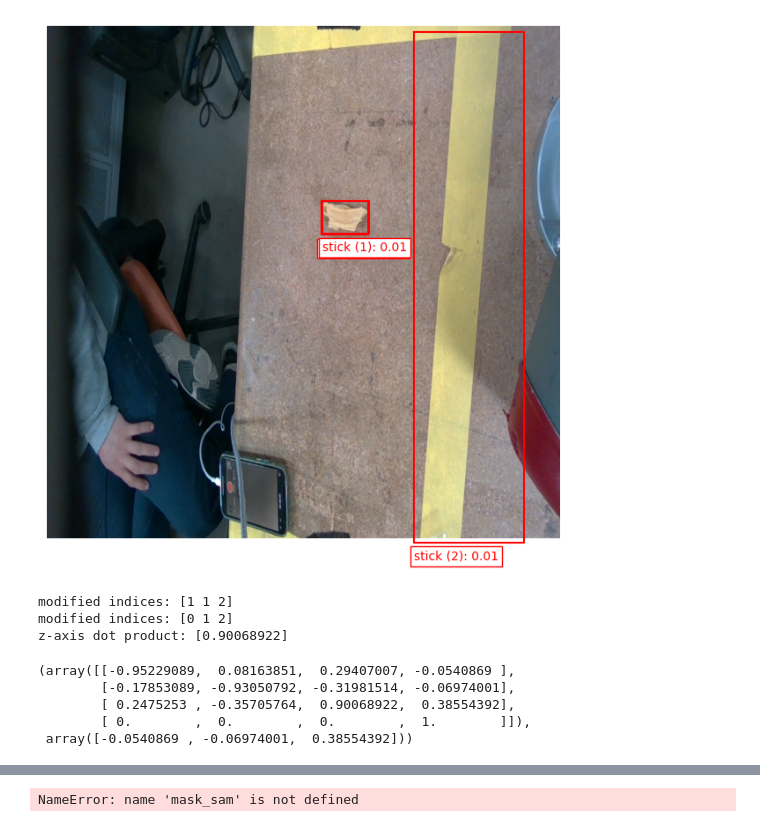
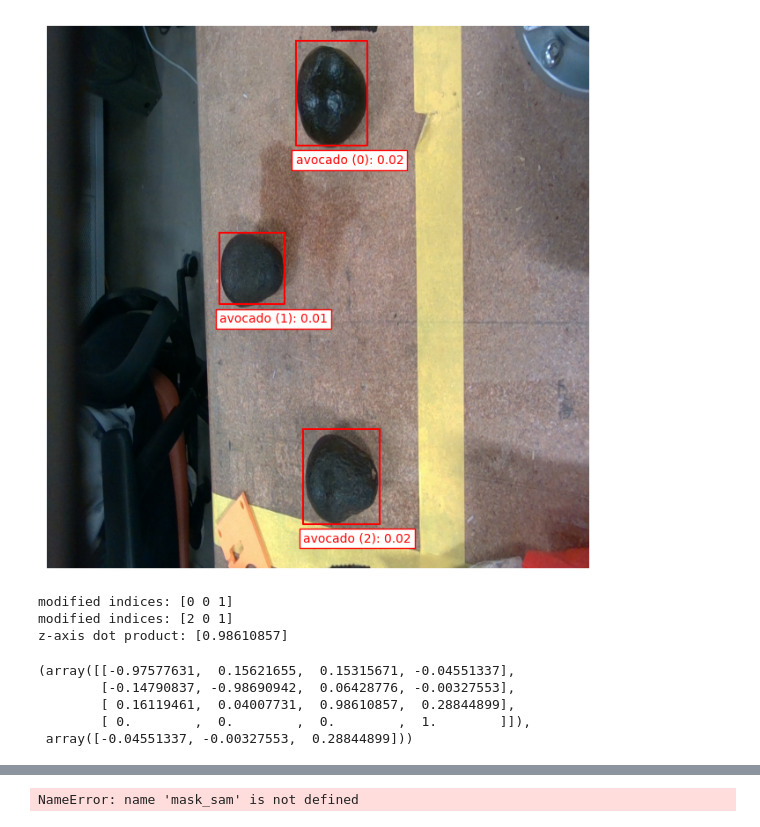
Before and after one commit to correlllab/MAGPIE, a Jupyter notebook: open_grasp.ipynb, the cells around one changed output, grey strips where cells are left out. Drawn from its saved outputs; the diff is of its cells as text; code cells hidden in the pictures.

```diff
--- a/open_grasp.ipynb
+++ b/open_grasp.ipynb
@@ -21,31 +26,33 @@ mask_sam = MaskSAM(ckpt)
 # %%
 p, rgbd_image = rsc.getPCD()
 image = np.array(rgbd_image.color)
 queries = ["a photo of an apple", "a photo of a lemon", "a photo of a lime", "a photo of a pear", "a photo of a onion"]
 queries = ["a photo of an blue cylindrical container", "a photo of a small red cubic block", "a photo of a screwdriver handle" ]
 queries = ["a photo of a black student ID card", "a photo of a small orange fruit", "a photo of a small plastic bag"]
 queries = ["a photo of an avocado", "a photo of a small orange fruit", "a photo of a small plastic bag", "a photo of a paper airplane"]
-queries = ["yellow wrinkly thing"]
+queries = ["a photo of a water bottle with a red top"]
+queries = ["a photo of an avocado"]
+# queries = ["a photo of a tail"]
 # queries = ["a photo of a black handle of a pair of scissors"]
 abbrevq = ["apple", "lemon", "lime", "pear", "onion"]
 abbrevq = ["blue", "block", "handle"]
 abbrevq = ["card", "orange", "bag"]
 abbrevq = ["avocado", "orange", "bag", "paper airplane"]
-abbrevq = ["stick"]
-label_vit.set_threshold(0.005)
+abbrevq = ["avocado"]
+label_vit.set_threshold(0.01)
 bboxes, uboxes = label_vit.label(image, queries, abbrevq, plot=True)
 # %% [output]
-[figure, old version]
+[figure, new version]
 # %%
-index = 1
+index = 0
 # this does the [x, y, z] --> [y, -x, z] grasp pose switch, and the -y inversio on the y-axis orientation
-# rgbd_image, cpcd, tmat = pcd.get_segment(label_vit.boxes, index, rgbd_image, rsc, type="box", display=False)
+# rgbd_image, cpcd, tmat = pcd|.get_segment(label_vit.boxes, index, rgbd_image, rsc, type="box", display=False)
 rgbd_image, cpcd, tmat = pcd.get_segment(label_vit.boxes,
                                          index,
                                          rgbd_image,
                                          rsc,
-                                        #  type="box-dbscan",
-                                         type="box",
+                                         type="box-dbscan",
+                                        #  type="box",
                                         #  method="quat",
                                          method="iterative",
                                         #  display=True,
@@ -53,14 +60,14 @@ rgbd_image, cpcd, tmat = pcd.get_segment(label_vit.boxes,
                                          viz_scale=5000)
 tmat, tmat[:3, 3]
 # %% [output]
-modified indices: [1 1 2]
-modified indices: [0 1 2]
-z-axis dot product: [0.90068922]
+modified indices: [0 0 1]
+modified indices: [2 0 1]
+z-axis dot product: [0.98610857]
-(array([[-0.95229089,  0.08163851,  0.29407007, -0.0540869 ],
-        [-0.17853089, -0.93050792, -0.31981514, -0.06974001],
-        [ 0.2475253 , -0.35705764,  0.90068922,  0.38554392],
+(array([[-0.97577631,  0.15621655,  0.15315671, -0.04551337],
+        [-0.14790837, -0.98690942,  0.06428776, -0.00327553],
+        [ 0.16119461,  0.04007731,  0.98610857,  0.28844899],
         [ 0.        ,  0.        ,  0.        ,  1.        ]]),
- array([-0.0540869 , -0.06974001,  0.38554392]))
+ array([-0.04551337, -0.00327553,  0.28844899]))
 # %%
 tmat
 # %% [output]
```
Also changed, not shown: parts of 3 cells of this notebook, 2 other files.
